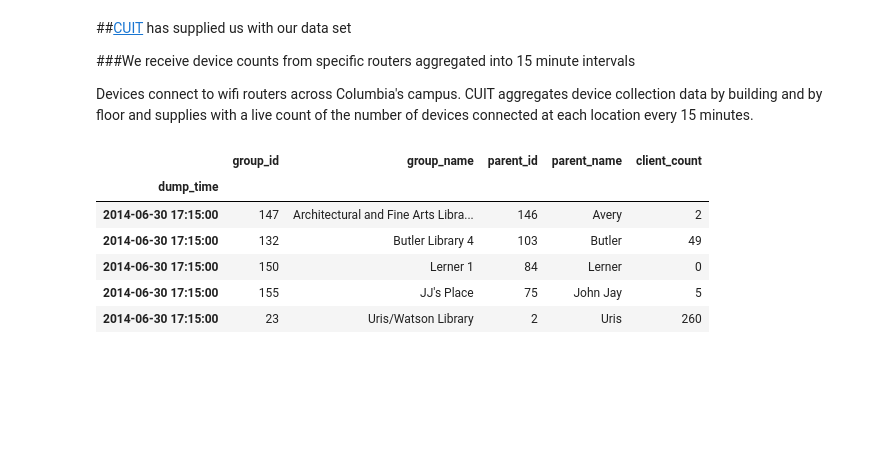
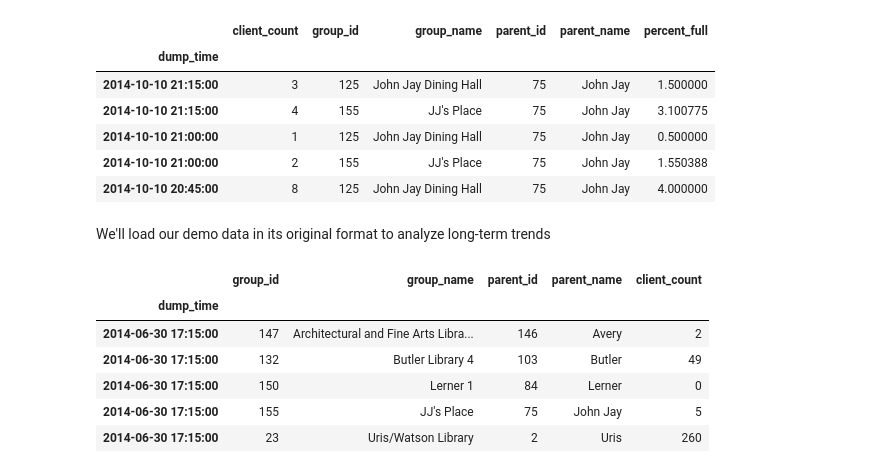
Before and after one commit to ADI-Labs/density, a Jupyter notebook: datasci/density_demo.ipynb, the cells around one changed output. Drawn from its saved outputs; the diff is of its cells as text; code cells hidden in the pictures; blank space fills up the shorter version.

```diff
--- a/datasci/density_demo.ipynb
+++ b/datasci/density_demo.ipynb
@@ -12 +23,22 @@ import requests
+# %%
+prms = {'auth_token': 'OCAPDPVGRZ9B7L0YJ4F44VJCYTN6QIKM'}
+url = 'http://density.adicu.com/window/2014-10-10T08:00/2014-10-10T21:30/building/75'
+r = requests.get(url, params=prms)
+data = pd.DataFrame().from_dict(r.json()['data'])
+jj = pd.DataFrame().append(data)
+nxt = requests.get(r.json()['next_page'])
+jj = jj.append(nxt.json()['data']).reset_index(drop=True)
+jj['dump_time'] = pd.to_datetime(jj['dump_time'])
+jj = jj.set_index('dump_time')
+jj.head()
+# %% [output]
+|  | client_count | group_id | group_name | parent_id | parent_name | percent_full |
+| dump_time |  |  |  |  |  |  |
+| 2014-10-10 21:15:00 | 3 | 125 | John Jay Dining Hall | 75 | John Jay | 1.500000 |
+| 2014-10-10 21:15:00 | 4 | 155 | JJ's Place | 75 | John Jay | 3.100775 |
+| 2014-10-10 21:00:00 | 1 | 125 | John Jay Dining Hall | 75 | John Jay | 0.500000 |
+| 2014-10-10 21:00:00 | 2 | 155 | JJ's Place | 75 | John Jay | 1.550388 |
+| 2014-10-10 20:45:00 | 8 | 125 | John Jay Dining Hall | 75 | John Jay | 4.000000 |
+# %% [markdown]
+We'll load our demo data in its original format to analyze long-term trends
 # %%
@@ -19,6 +46,0 @@ sns.set_style('darkgrid')
-# %% [markdown]
-##[CUIT](https://cuit.columbia.edu/) has supplied us with our data set
-
-###We receive device counts from specific routers aggregated into 15 minute intervals
-
-Devices connect to wifi routers across Columbia's campus.  CUIT aggregates device collection data by building and by floor and supplies with a live count of the number of devices connected at each location every 15 minutes.
```
Also changed, not shown: parts of 14 cells of this notebook.
